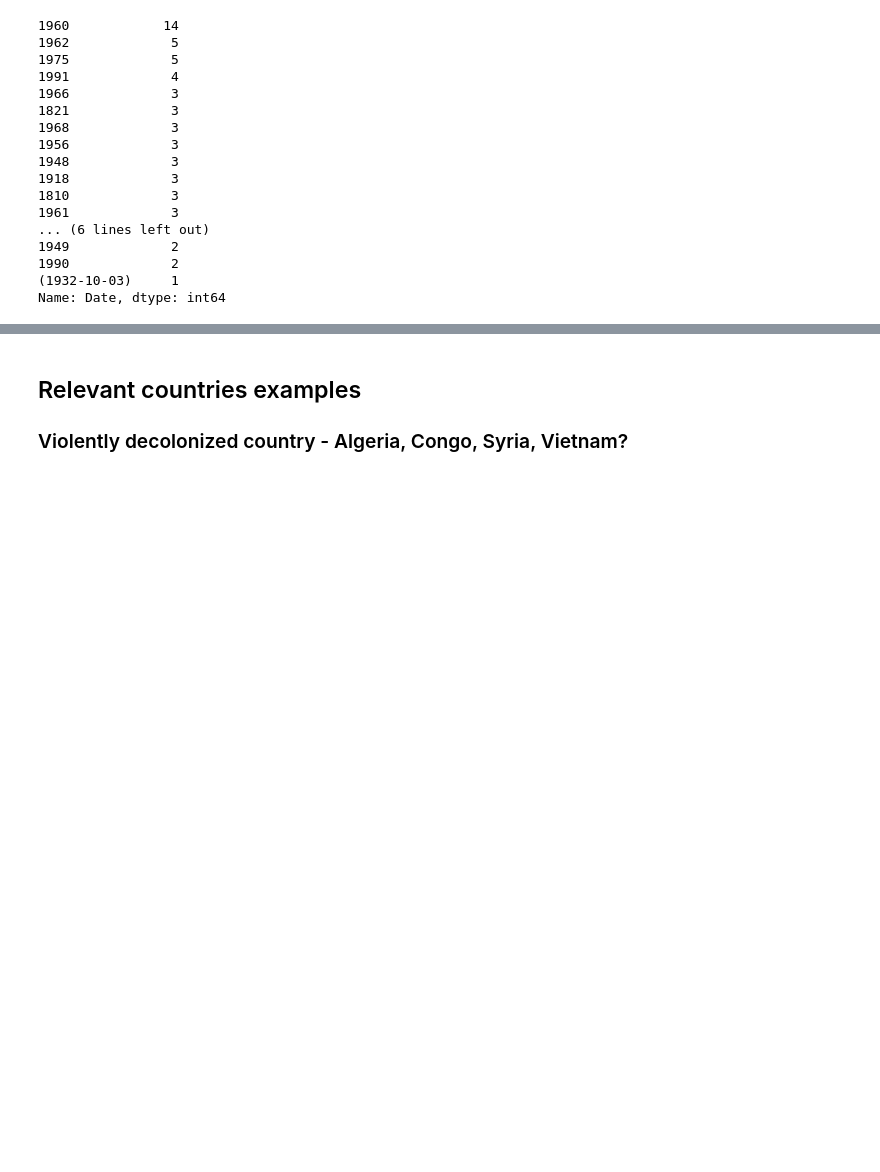
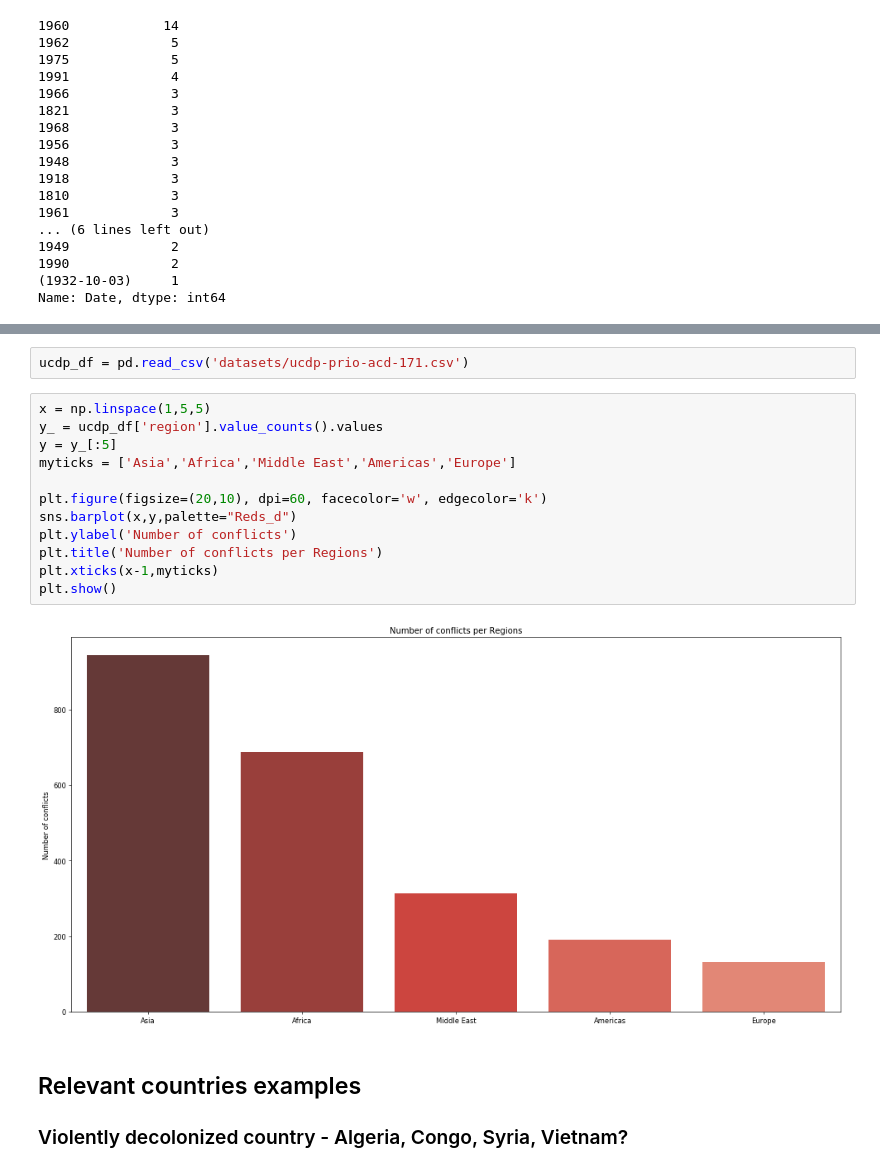
Before and after one commit to julied20/ada-2017, a Jupyter notebook: Project/Exploratory Analysis.ipynb, the cells around one changed output, grey strips where cells are left out. Drawn from its saved outputs; the diff is of its cells as text; blank space fills up the shorter version.

Commit message:
Added more plots

```diff
--- a/Project/Exploratory Analysis.ipynb
+++ b/Project/Exploratory Analysis.ipynb
@@ -81,3 +88,19 @@ Name: Date, dtype: int64
+# %%
+ucdp_df = pd.read_csv('datasets/ucdp-prio-acd-171.csv')
+# %%
+x = np.linspace(1,5,5)
+y_ = ucdp_df['region'].value_counts().values
+y = y_[:5]
+myticks = ['Asia','Africa','Middle East','Americas','Europe']
+
+plt.figure(figsize=(20,10), dpi=60, facecolor='w', edgecolor='k')
+sns.barplot(x,y,palette="Reds_d")
+plt.ylabel('Number of conflicts')
+plt.title('Number of conflicts per Regions')
+plt.xticks(x-1,myticks)
+plt.show()
+# %% [output]
+[figure, added]
 # %% [markdown]
 ## Relevant countries examples
 
```
Also changed, not shown: parts of 3 cells of this notebook.
